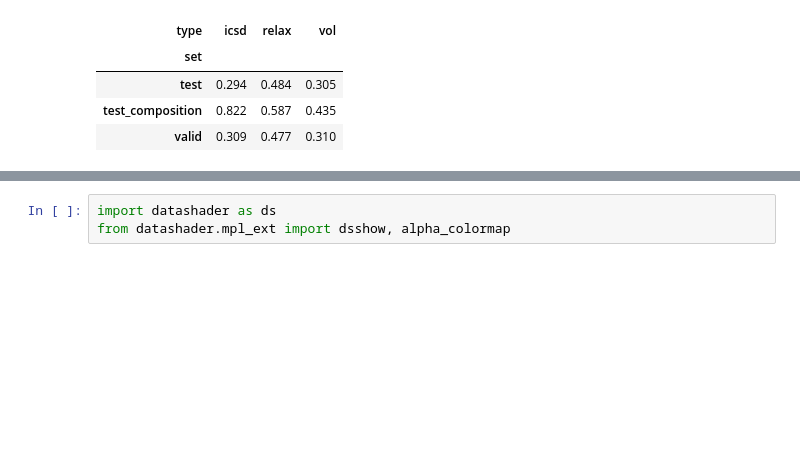
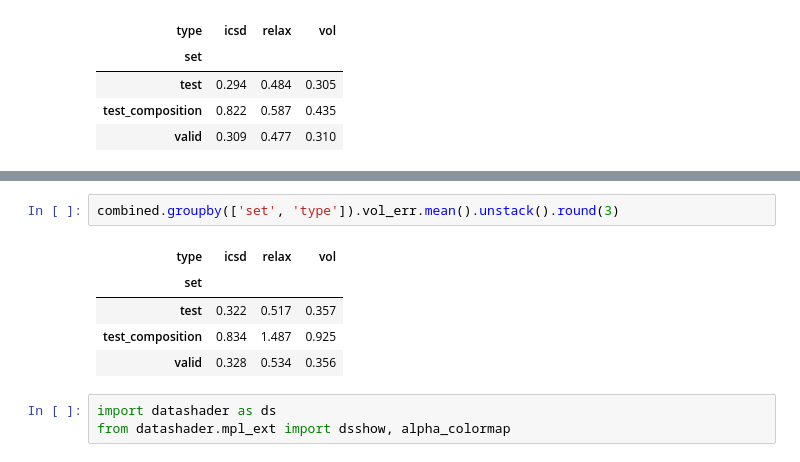
Before and after one commit to pstjohn/crystal-gnn-nfp-0.3, a Jupyter notebook: notebooks/plot_validation.ipynb, the cells around one changed output, grey strips where cells are left out. Cells and saved outputs as stored; diff of their text form; blank space fills up the shorter version.

```diff
--- a/notebooks/plot_validation.ipynb
+++ b/notebooks/plot_validation.ipynb
@@ -48,3 +43,11 @@ volumes.groupby(['set', 'type']).vol_err.count().unstack()
+# %%
+combined.groupby(['set', 'type']).vol_err.mean().unstack().round(3)
+# %% [output]
+| type | icsd | relax | vol |
+| set |  |  |  |
+| test | 0.322 | 0.517 | 0.357 |
+| test_composition | 0.834 | 1.487 | 0.925 |
+| valid | 0.328 | 0.534 | 0.356 |
 # %%
 import datashader as ds
 from datashader.mpl_ext import dsshow, alpha_colormap
```
Also changed, not shown: parts of 4 cells of this notebook, 10 other files.
